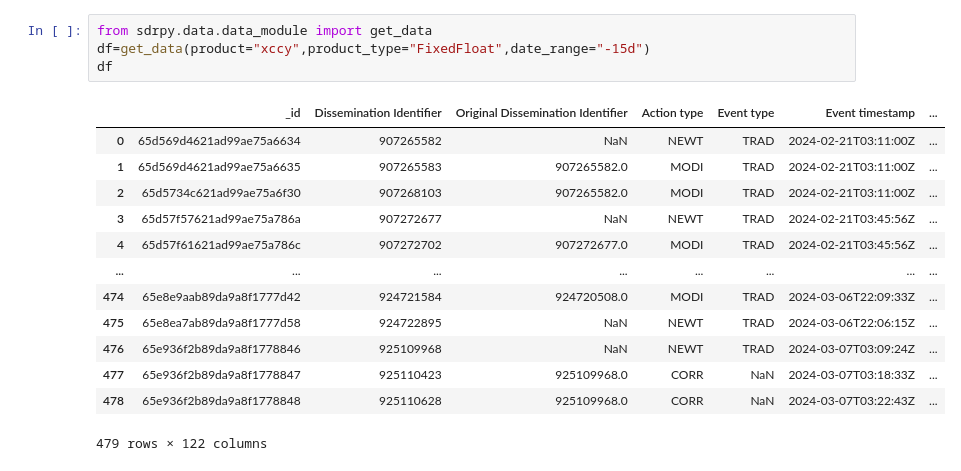
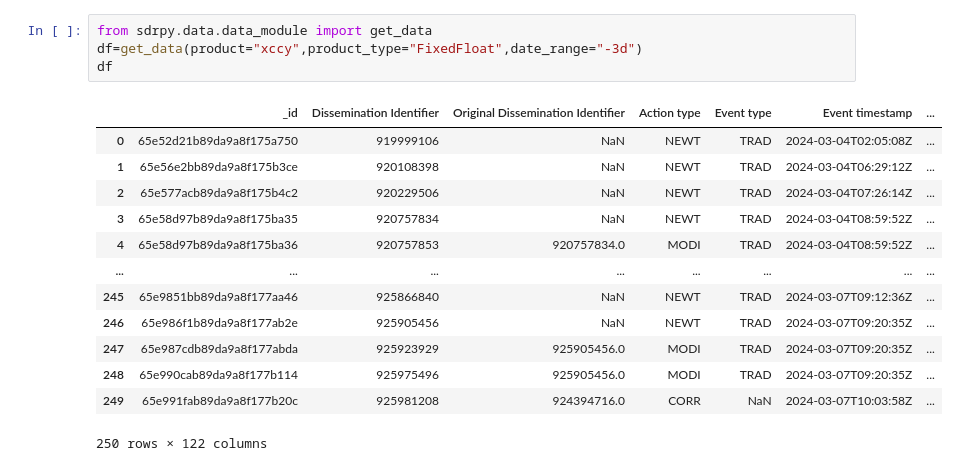
Before and after one commit to Mehedi24434/sdrpy, a Jupyter notebook: test.ipynb, the cells around one changed output. Cells and saved outputs as stored; diff of their text form.

```diff
--- a/test.ipynb
+++ b/test.ipynb
@@ -20,20 +1,20 @@ df
 # %%
 from sdrpy.data.data_module import get_data
-df=get_data(product="xccy",product_type="FixedFloat",date_range="-15d")
+df=get_data(product="xccy",product_type="FixedFloat",date_range="-3d")
 df
 # %% [output]
 |  | _id | Dissemination Identifier | Original Dissemination Identifier | Action type | Event type | Event timestamp | ... |
-| 0 | 65d569d4621ad99ae75a6634 | 907265582 | NaN | NEWT | TRAD | 2024-02-21T03:11:00Z | ... |
-| 1 | 65d569d4621ad99ae75a6635 | 907265583 | 907265582.0 | MODI | TRAD | 2024-02-21T03:11:00Z | ... |
-| 2 | 65d5734c621ad99ae75a6f30 | 907268103 | 907265582.0 | MODI | TRAD | 2024-02-21T03:11:00Z | ... |
-| 3 | 65d57f57621ad99ae75a786a | 907272677 | NaN | NEWT | TRAD | 2024-02-21T03:45:56Z | ... |
-| 4 | 65d57f61621ad99ae75a786c | 907272702 | 907272677.0 | MODI | TRAD | 2024-02-21T03:45:56Z | ... |
+| 0 | 65e52d21b89da9a8f175a750 | 919999106 | NaN | NEWT | TRAD | 2024-03-04T02:05:08Z | ... |
+| 1 | 65e56e2bb89da9a8f175b3ce | 920108398 | NaN | NEWT | TRAD | 2024-03-04T06:29:12Z | ... |
+| 2 | 65e577acb89da9a8f175b4c2 | 920229506 | NaN | NEWT | TRAD | 2024-03-04T07:26:14Z | ... |
+| 3 | 65e58d97b89da9a8f175ba35 | 920757834 | NaN | NEWT | TRAD | 2024-03-04T08:59:52Z | ... |
+| 4 | 65e58d97b89da9a8f175ba36 | 920757853 | 920757834.0 | MODI | TRAD | 2024-03-04T08:59:52Z | ... |
 | ... | ... | ... | ... | ... | ... | ... | ... |
-| 474 | 65e8e9aab89da9a8f1777d42 | 924721584 | 924720508.0 | MODI | TRAD | 2024-03-06T22:09:33Z | ... |
-| 475 | 65e8ea7ab89da9a8f1777d58 | 924722895 | NaN | NEWT | TRAD | 2024-03-06T22:06:15Z | ... |
-| 476 | 65e936f2b89da9a8f1778846 | 925109968 | NaN | NEWT | TRAD | 2024-03-07T03:09:24Z | ... |
-| 477 | 65e936f2b89da9a8f1778847 | 925110423 | 925109968.0 | CORR | NaN | 2024-03-07T03:18:33Z | ... |
-| 478 | 65e936f2b89da9a8f1778848 | 925110628 | 925109968.0 | CORR | NaN | 2024-03-07T03:22:43Z | ... |
+| 245 | 65e9851bb89da9a8f177aa46 | 925866840 | NaN | NEWT | TRAD | 2024-03-07T09:12:36Z | ... |
+| 246 | 65e986f1b89da9a8f177ab2e | 925905456 | NaN | NEWT | TRAD | 2024-03-07T09:20:35Z | ... |
+| 247 | 65e987cdb89da9a8f177abda | 925923929 | 925905456.0 | MODI | TRAD | 2024-03-07T09:20:35Z | ... |
+| 248 | 65e990cab89da9a8f177b114 | 925975496 | 925905456.0 | MODI | TRAD | 2024-03-07T09:20:35Z | ... |
+| 249 | 65e991fab89da9a8f177b20c | 925981208 | 924394716.0 | CORR | NaN | 2024-03-07T10:03:58Z | ... |
-479 rows × 122 columns
+250 rows × 122 columns
 # %%
 from sdrpy.filters.filter_functions import get_trades
```
Also changed, not shown: parts of 8 cells of this notebook, 8 other files.
